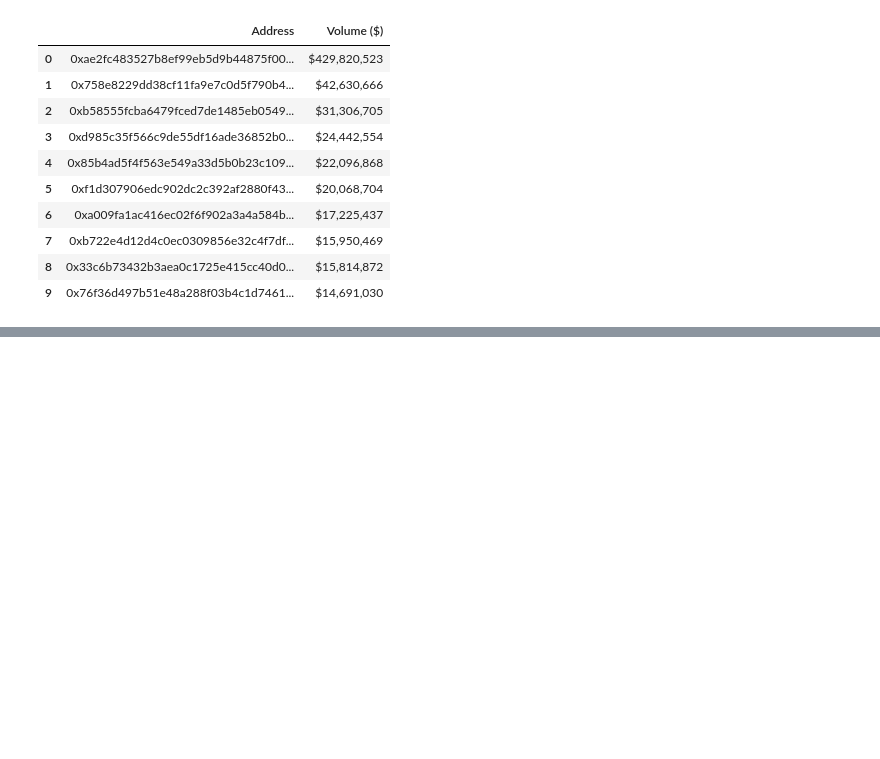
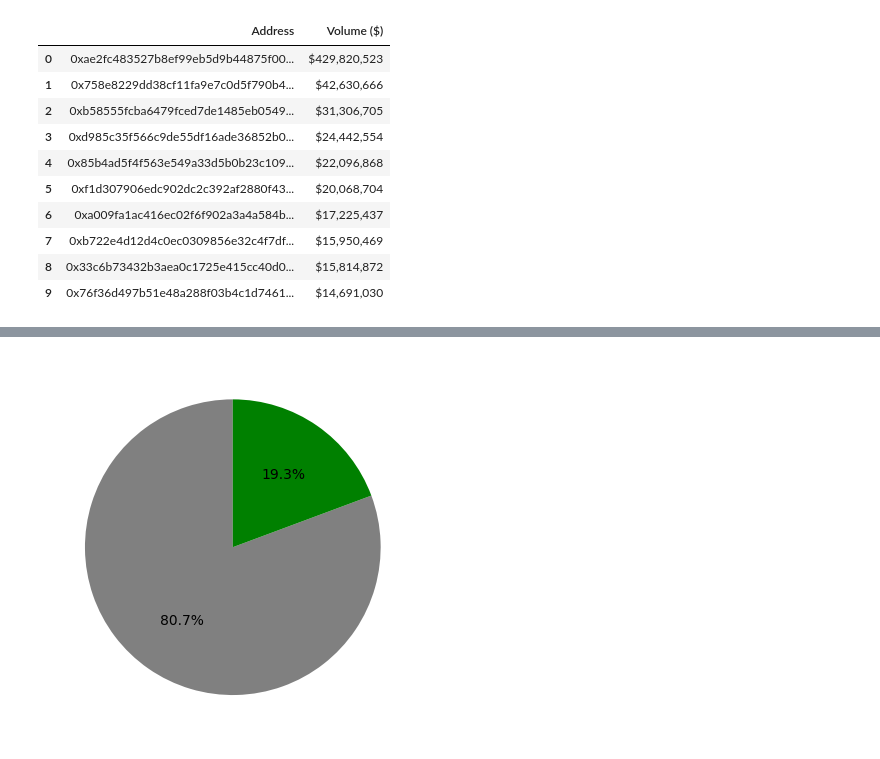
Before and after one commit to bazhkha/pepe-coin-analytics, a Jupyter notebook: index.ipynb, the cells around one changed output, grey strips where cells are left out. Cells and saved outputs as stored; diff of their text form; code cells hidden in the pictures; blank space fills up the shorter version.

```diff
--- a/index.ipynb
+++ b/index.ipynb
@@ -47,7 +47,7 @@ start_block = int(df['block_number'].iloc[0])
 end_block = int(df['block_number'].iloc[-1])
 total_transasctions = df['hash'].unique().size
 total_wallet = df['from'].unique().size
-total_eth_paid = round(df['tx_fee'].sum(), 2)
+total_eth_paid = round(df.drop_duplicates(['hash'])['tx_fee'].sum(), 2)
 current_eth_price = fetch_token_price('ETH')
 total_trading_volume = round(df['amount_usd'].sum())
 
@@ -69,11 +69,11 @@ Total trading volume: $2,939,838,678
 # %%
 # Wallet with the first swap transaction
 minimum_nonce = 0
-df = df.drop_duplicates(['hash']) #TODO:
-df_fresh_wallet = df[
-  (df['nonce'] <= minimum_nonce)
-  & (df['project'].notnull())
-  & (df['token_bought_symbol'] == 'PEPE')
+df_drop_duplicate_hahs = df.drop_duplicates(['hash'])
+df_fresh_wallet = df_drop_duplicate_hahs[
+  (df_drop_duplicate_hahs['nonce'] <= minimum_nonce)
+  & (df_drop_duplicate_hahs['project'].notnull())
+  & (df_drop_duplicate_hahs['token_bought_symbol'] == 'PEPE')
 ]
 number_of_fresh_wallet = df_fresh_wallet['from'].unique().size
 
@@ -391,0 +428,19 @@ Top 10 address with highest trading volume:
+# %%
+# Top address paid fee
+df_top_fee_paid = df.drop_duplicates(['hash']) \
+  .groupby('from')['tx_fee'] \
+  .sum() \
+  .reset_index(name='total_fee_paid') \
+  .sort_values(by=['total_fee_paid'], ascending=False) \
+  .head(10)
+
+print(df_top_fee_paid)
+
+plt.pie(
+  [total_eth_paid, df_top_fee_paid['total_fee_paid'].sum()],
+  colors=['gray', 'g'],
+  startangle = 90,
+  autopct='%1.1f%%'
+)
+plt.show()
+# %% [output]
@@ -391,0 +458 @@ Top 10 address with highest trading volume:
+[figure, added]
```
Also changed, not shown: parts of 4 cells of this notebook.
